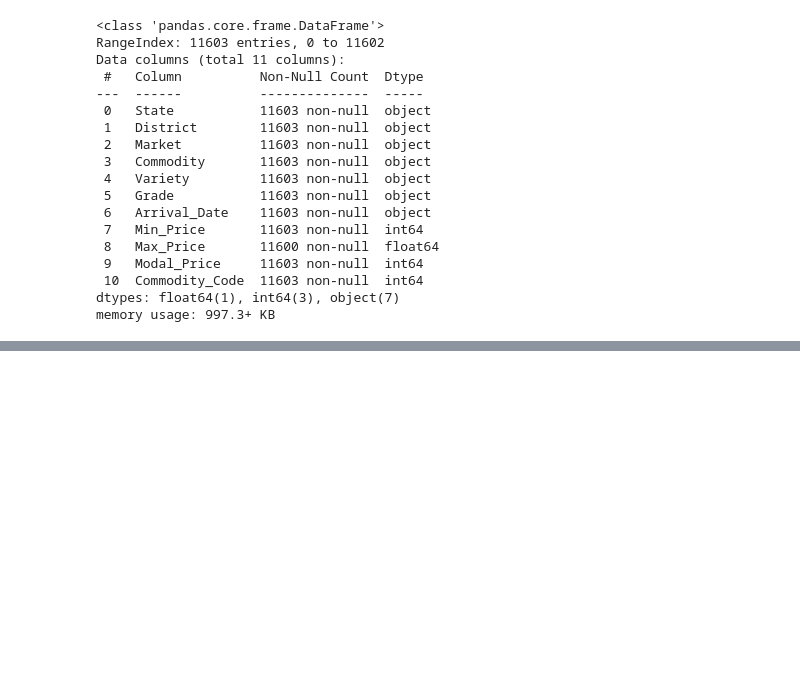
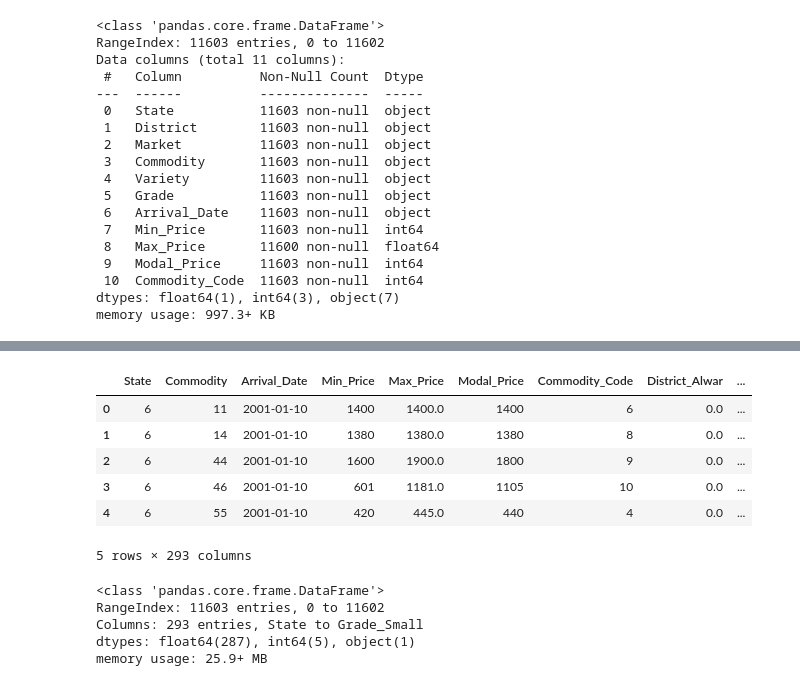
Before and after one commit to shindehiloni-ai/agribusiness-data-analysis, a Jupyter notebook: Untitled.ipynb, the cells around one changed output, grey strips where cells are left out. Drawn from its saved outputs; the diff is of its cells as text; code cells hidden in the pictures; blank space fills up the shorter version.

```diff
--- a/Untitled.ipynb
+++ b/Untitled.ipynb
@@ -34,0 +105,28 @@ memory usage: 997.3+ KB
+# %%
+cols = ["District", "Market", "Variety", "Grade"]
+
+ohe = OneHotEncoder(drop="first", sparse_output=False, handle_unknown="ignore")
+
+encoded = ohe.fit_transform(df[cols])
+
+encoded_df = pd.DataFrame(encoded, columns=ohe.get_feature_names_out(cols), index=df.index)
+
+df = pd.concat([df.drop(columns=cols), encoded_df], axis=1)
+# %%
+df.head()
+# %% [output]
+|  | State | Commodity | Arrival_Date | Min_Price | Max_Price | Modal_Price | Commodity_Code | District_Alwar | ... |
+| 0 | 6 | 11 | 2001-01-10 | 1400 | 1400.0 | 1400 | 6 | 0.0 | ... |
+| 1 | 6 | 14 | 2001-01-10 | 1380 | 1380.0 | 1380 | 8 | 0.0 | ... |
+| 2 | 6 | 44 | 2001-01-10 | 1600 | 1900.0 | 1800 | 9 | 0.0 | ... |
+| 3 | 6 | 46 | 2001-01-10 | 601 | 1181.0 | 1105 | 10 | 0.0 | ... |
+| 4 | 6 | 55 | 2001-01-10 | 420 | 445.0 | 440 | 4 | 0.0 | ... |
+5 rows × 293 columns
+# %%
+df.info()
+# %% [output]
+<class 'pandas.core.frame.DataFrame'>
+RangeIndex: 11603 entries, 0 to 11602
+Columns: 293 entries, State to Grade_Small
+dtypes: float64(287), int64(5), object(1)
+memory usage: 25.9+ MB
```
Also changed, not shown: parts of 24 cells of this notebook.
